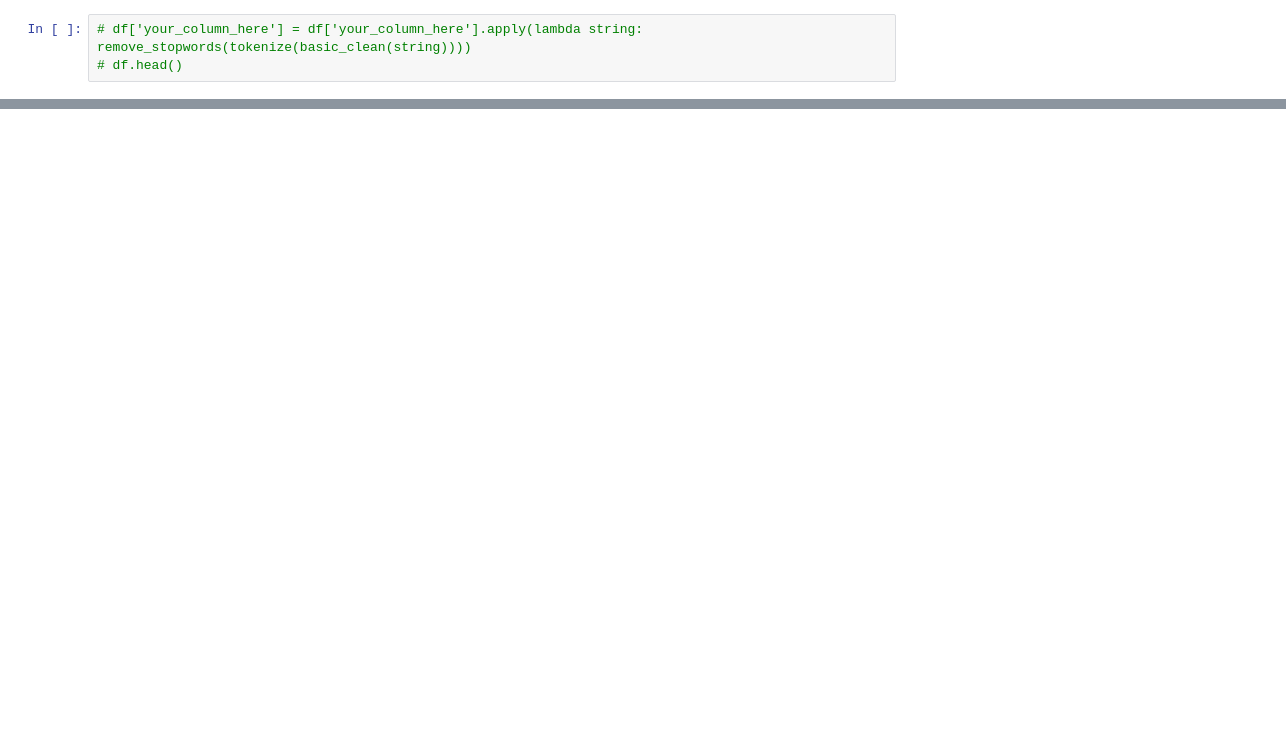
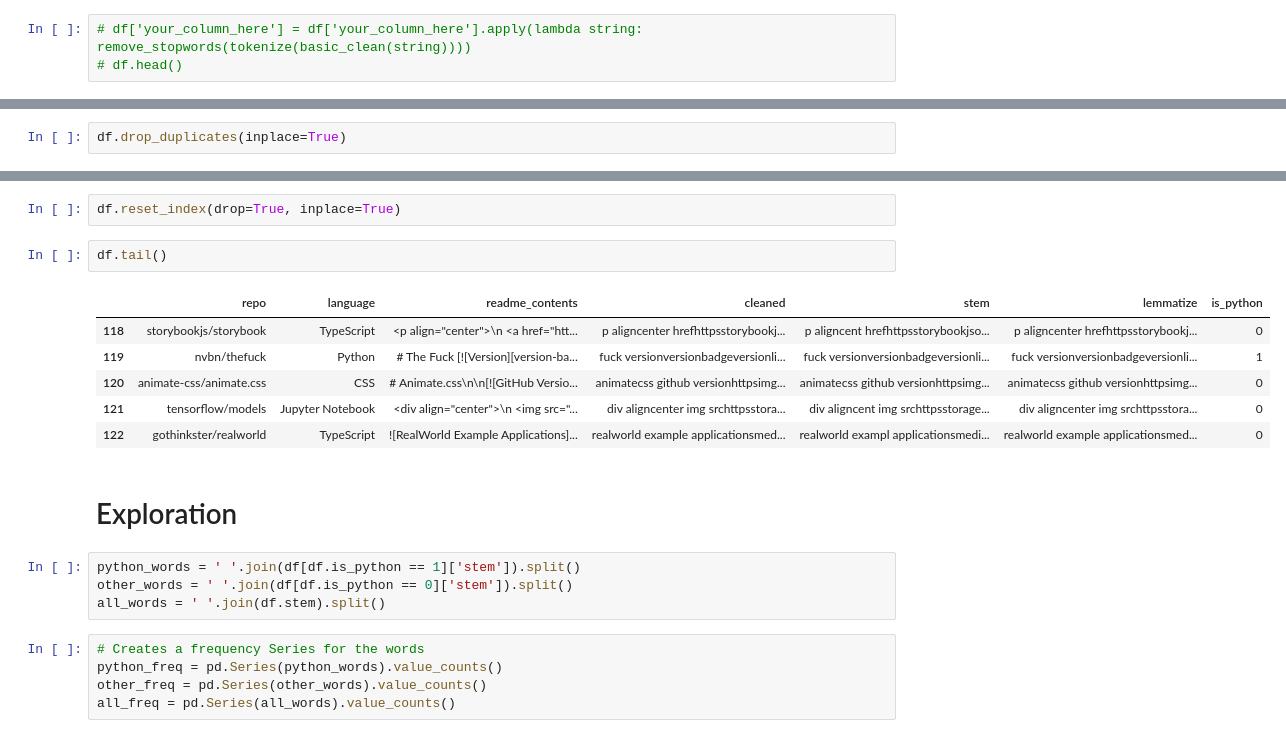
Before and after one commit to NLP-Operation-Repo/NLP-Operation-Repo, a Jupyter notebook: Villa workbook/workbook.ipynb, the cells around one changed output, grey strips where cells are left out. Saved outputs shown, nothing was run; the diff lists cells and outputs as text; blank space fills up the shorter version.

```diff
--- a/Villa workbook/workbook.ipynb
+++ b/Villa workbook/workbook.ipynb
@@ -186,0 +285,2 @@ KeyError: 'payload'
+# %%
+df.drop_duplicates(inplace=True)
@@ -186,0 +297,22 @@ KeyError: 'payload'
+# %%
+df.reset_index(drop=True, inplace=True)
+# %%
+df.tail()
+# %% [output]
+|  | repo | language | readme_contents | cleaned | stem | lemmatize | is_python |
+| 118 | storybookjs/storybook | TypeScript | <p align="center">\n <a href="htt... | p aligncenter hrefhttpsstorybookj... | p aligncent hrefhttpsstorybookjso... | p aligncenter hrefhttpsstorybookj... | 0 |
+| 119 | nvbn/thefuck | Python | # The Fuck [![Version][version-ba... | fuck versionversionbadgeversionli... | fuck versionversionbadgeversionli... | fuck versionversionbadgeversionli... | 1 |
+| 120 | animate-css/animate.css | CSS | # Animate.css\n\n[![GitHub Versio... | animatecss github versionhttpsimg... | animatecss github versionhttpsimg... | animatecss github versionhttpsimg... | 0 |
+| 121 | tensorflow/models | Jupyter Notebook | <div align="center">\n <img src="... | div aligncenter img srchttpsstora... | div aligncent img srchttpsstorage... | div aligncenter img srchttpsstora... | 0 |
+| 122 | gothinkster/realworld | TypeScript | ![RealWorld Example Applications]... | realworld example applicationsmed... | realworld exampl applicationsmedi... | realworld example applicationsmed... | 0 |
+# %% [markdown]
+# Exploration
+# %%
+python_words = ' '.join(df[df.is_python == 1]['stem']).split()
+other_words = ' '.join(df[df.is_python == 0]['stem']).split()
+all_words = ' '.join(df.stem).split()
+# %%
+# Creates a frequency Series for the words
+python_freq = pd.Series(python_words).value_counts()
+other_freq = pd.Series(other_words).value_counts()
+all_freq = pd.Series(all_words).value_counts()
```
Also changed, not shown: parts of 20 cells of this notebook.
